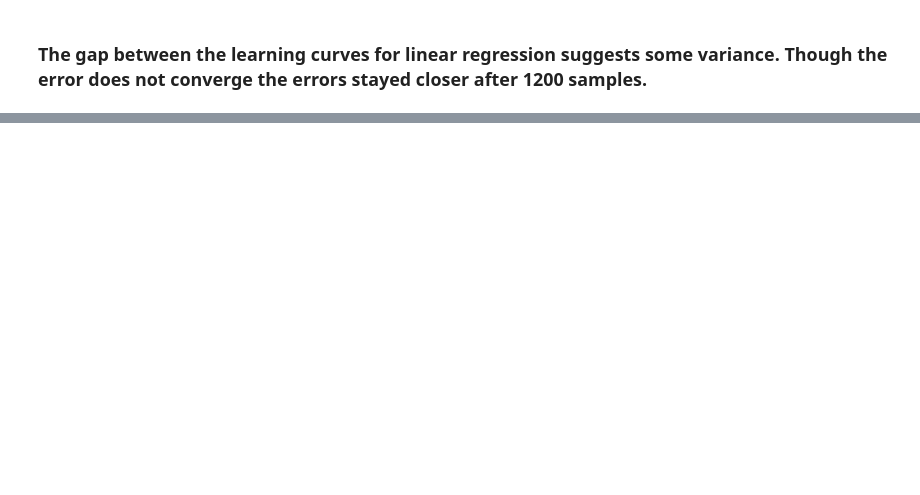
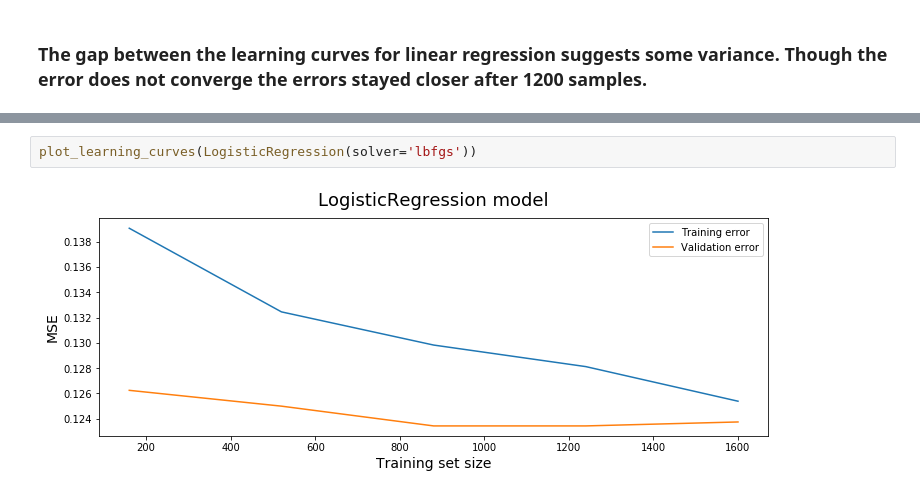
Before and after one commit to vipulpopat/MSCAI_Sem1_Etivity2, a Jupyter notebook: Etivity2_18263003.ipynb, the cells around one changed output, grey strips where cells are left out. Drawn from its saved outputs; the diff is of its cells as text; blank space fills up the shorter version.

```diff
--- a/Etivity2_18263003.ipynb
+++ b/Etivity2_18263003.ipynb
@@ -581,0 +618,4 @@ plot_learning_curves(DecisionTreeClassifier())
+# %%
+plot_learning_curves(LogisticRegression(solver='lbfgs'))
+# %% [output]
+[figure, added]
```
Also changed, not shown: parts of 17 cells of this notebook.
